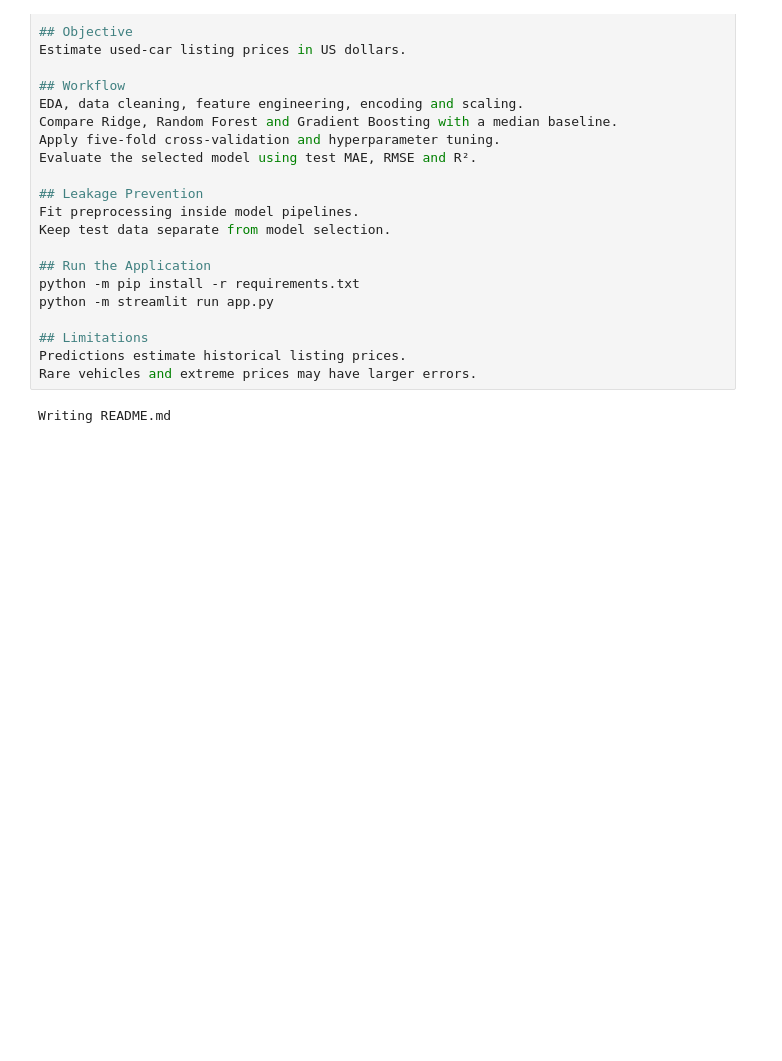
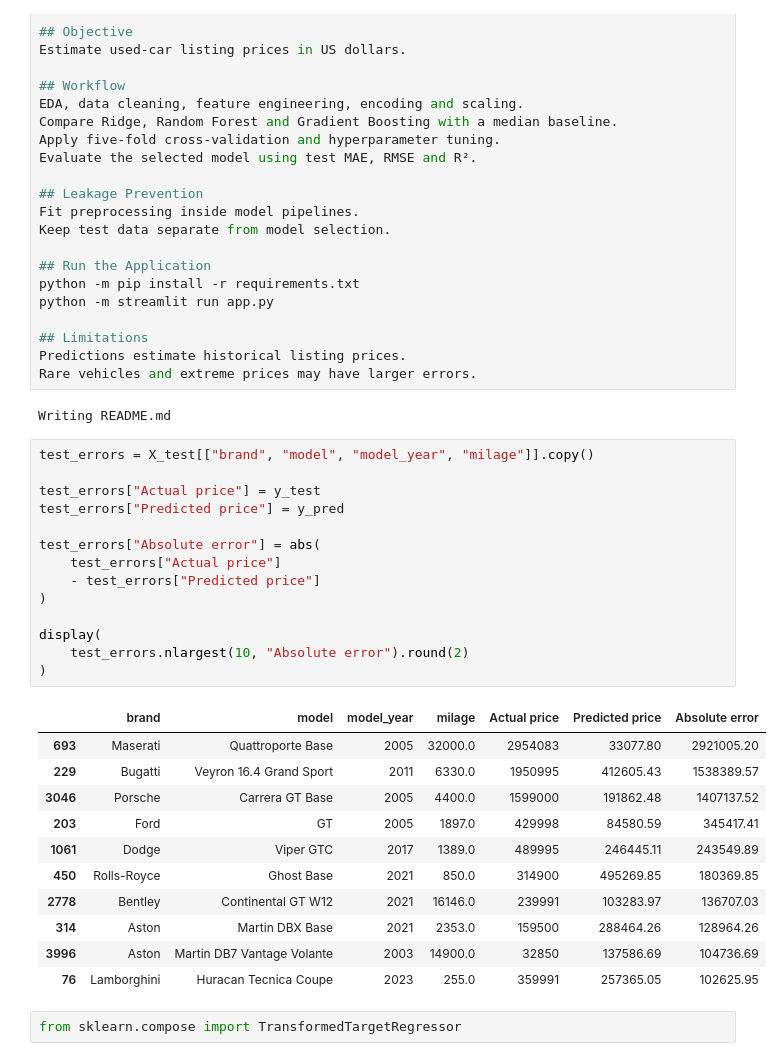
Before and after one commit to prithesar26/Used-car-price-prediction., a Jupyter notebook: used_car_price_prediction.ipynb, the cells around one changed output. Drawn from its saved outputs; the diff is of its cells as text; blank space fills up the shorter version.

```diff
--- a/used_car_price_prediction.ipynb
+++ b/used_car_price_prediction.ipynb
@@ -1508,3 +1508,31 @@ Predictions estimate historical listing prices.
 Rare vehicles and extreme prices may have larger errors.
 # %% [output]
 Writing README.md
+# %%
+test_errors = X_test[["brand", "model", "model_year", "milage"]].copy()
+
+test_errors["Actual price"] = y_test
+test_errors["Predicted price"] = y_pred
+
+test_errors["Absolute error"] = abs(
+    test_errors["Actual price"]
+    - test_errors["Predicted price"]
+)
+
+display(
+    test_errors.nlargest(10, "Absolute error").round(2)
+)
+# %% [output]
+|  | brand | model | model_year | milage | Actual price | Predicted price | Absolute error |
+| 693 | Maserati | Quattroporte Base | 2005 | 32000.0 | 2954083 | 33077.80 | 2921005.20 |
+| 229 | Bugatti | Veyron 16.4 Grand Sport | 2011 | 6330.0 | 1950995 | 412605.43 | 1538389.57 |
+| 3046 | Porsche | Carrera GT Base | 2005 | 4400.0 | 1599000 | 191862.48 | 1407137.52 |
+| 203 | Ford | GT | 2005 | 1897.0 | 429998 | 84580.59 | 345417.41 |
+| 1061 | Dodge | Viper GTC | 2017 | 1389.0 | 489995 | 246445.11 | 243549.89 |
+| 450 | Rolls-Royce | Ghost Base | 2021 | 850.0 | 314900 | 495269.85 | 180369.85 |
+| 2778 | Bentley | Continental GT W12 | 2021 | 16146.0 | 239991 | 103283.97 | 136707.03 |
+| 314 | Aston | Martin DBX Base | 2021 | 2353.0 | 159500 | 288464.26 | 128964.26 |
+| 3996 | Aston | Martin DB7 Vantage Volante | 2003 | 14900.0 | 32850 | 137586.69 | 104736.69 |
+| 76 | Lamborghini | Huracan Tecnica Coupe | 2023 | 255.0 | 359991 | 257365.05 | 102625.95 |
+# %%
+from sklearn.compose import TransformedTargetRegressor
```
Also changed, not shown: parts of 8 cells of this notebook.
